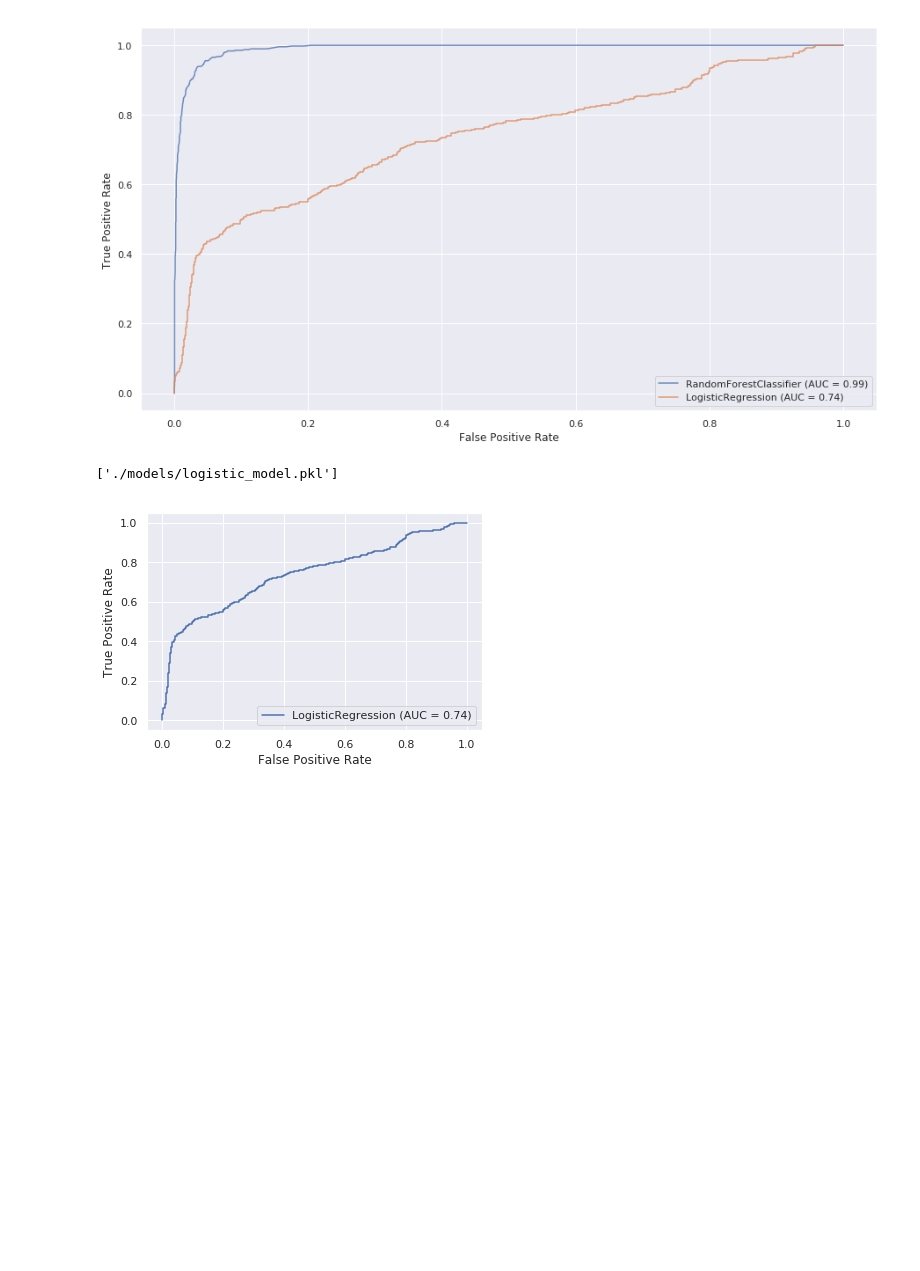
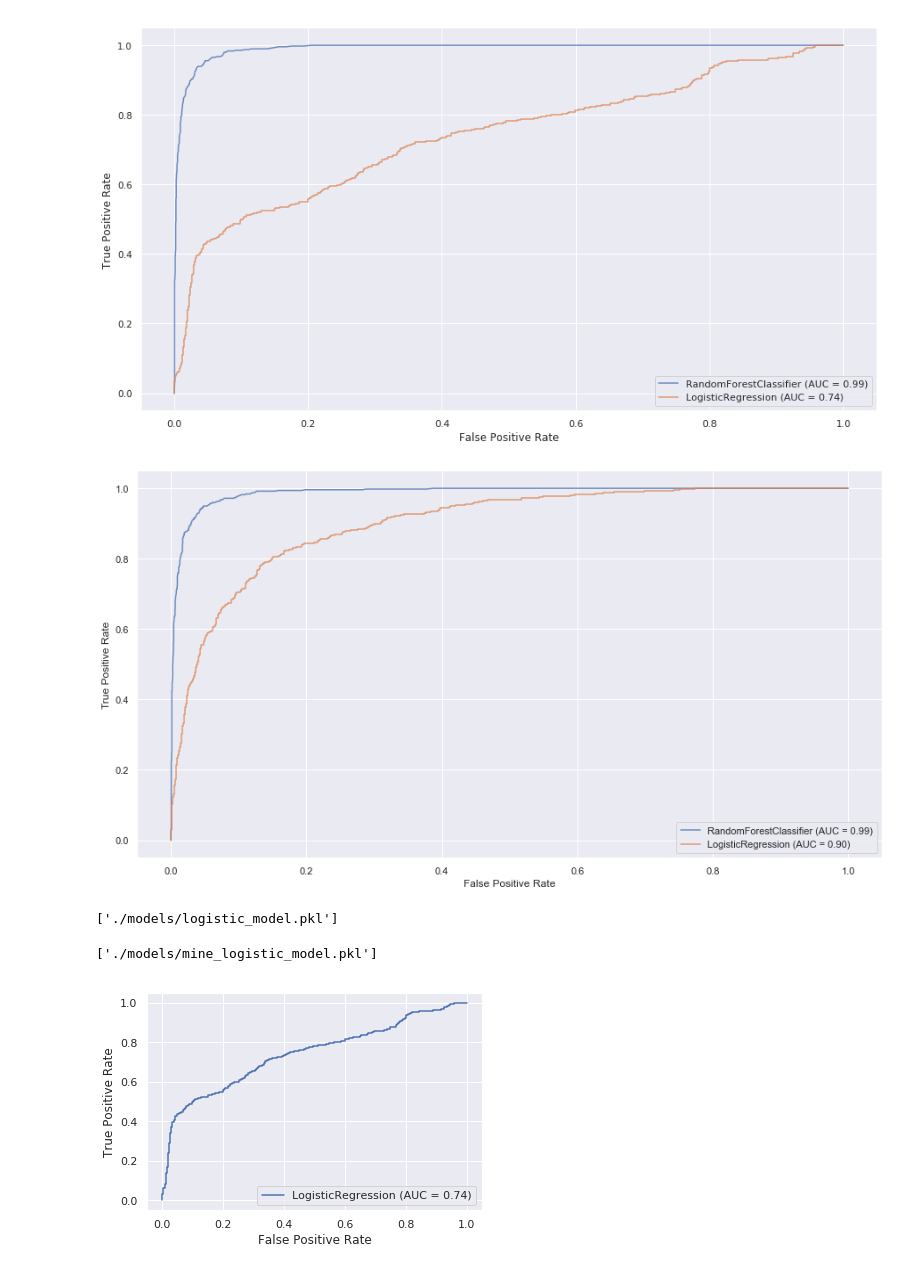
Before and after one commit to erick-alv/Course2Project_CustomerChurn, a Jupyter notebook: churn_notebook.ipynb, the cells around one changed output. Drawn from its saved outputs; the diff is of its cells as text; code cells hidden in the pictures; blank space fills up the shorter version.

```diff
--- a/churn_notebook.ipynb
+++ b/churn_notebook.ipynb
@@ -124,3 +129,21 @@ plt.show()
 y = df['Churn']
 # %%
 X = pd.DataFrame()
+# %%
+#mine
+#for cat_col_name in cat_columns:
+#    print(df[cat_col_name].unique())
+
+#df_one_hot = pd.get_dummies(df[['Education_Level', 'Gender']], columns=['Education_Level'])
+#df_one_hot
+
+#get names of the one hot columns
+one_hot_col_names = []
+for cat_col_name in cat_columns:
+    one_hot_col_names.extend([cat_col_name + "_" + val_name for val_name in df[cat_col_name].unique()])
+print(one_hot_col_names)
+
+#transform df
+df_one_hot = pd.get_dummies(df, columns=cat_columns)
+
+#print(df_one_hot)
@@ -187,3 +212,15 @@ X.head()
 | 2 | 51 | 3 | 36 | 4 | 1 | ... |
 | 3 | 40 | 4 | 34 | 3 | 4 | ... |
 | 4 | 40 | 3 | 21 | 5 | 1 | ... |
+# %%
+#mine
+df = df_one_hot
+
+keep_cols = ['Customer_Age', 'Dependent_count', 'Months_on_book',
+             'Total_Relationship_Count', 'Months_Inactive_12_mon',
+             'Contacts_Count_12_mon', 'Credit_Limit', 'Total_Revolving_Bal',
+             'Avg_Open_To_Buy', 'Total_Amt_Chng_Q4_Q1', 'Total_Trans_Amt',
+             'Total_Trans_Ct', 'Total_Ct_Chng_Q4_Q1', 'Avg_Utilization_Ratio']
+keep_cols += one_hot_col_names
+X[keep_cols] = df[keep_cols]
+X.head()
@@ -259,12 +367,29 @@ lrc_plot.plot(ax=ax, alpha=0.8)
 plt.show()
 # %% [output]
 [figure]
+# %%
+#mine
+# plots
+plt.figure(figsize=(15, 8))
+ax = plt.gca()
+rfc_disp = plot_roc_curve(cv_rfc.best_estimator_, X_test, y_test, ax=ax, alpha=0.8)
+lrc_plot.plot(ax=ax, alpha=0.8)
+plt.show()
+# %% [output]
+[figure, added]
 # %%
 # save best model
 joblib.dump(cv_rfc.best_estimator_, './models/rfc_model.pkl')
 joblib.dump(lrc, './models/logistic_model.pkl')
 # %% [output]
 ['./models/logistic_model.pkl']
+# %%
+# mine
+# save best model
+joblib.dump(cv_rfc.best_estimator_, './models/mine_rfc_model.pkl')
+joblib.dump(lrc, './models/mine_logistic_model.pkl')
+# %% [output]
+['./models/mine_logistic_model.pkl']
 # %%
 rfc_model = joblib.load('./models/rfc_model.pkl')
 lr_model = joblib.load('./models/logistic_model.pkl')
```
Also changed, not shown: parts of 11 cells of this notebook, 17 other files.
